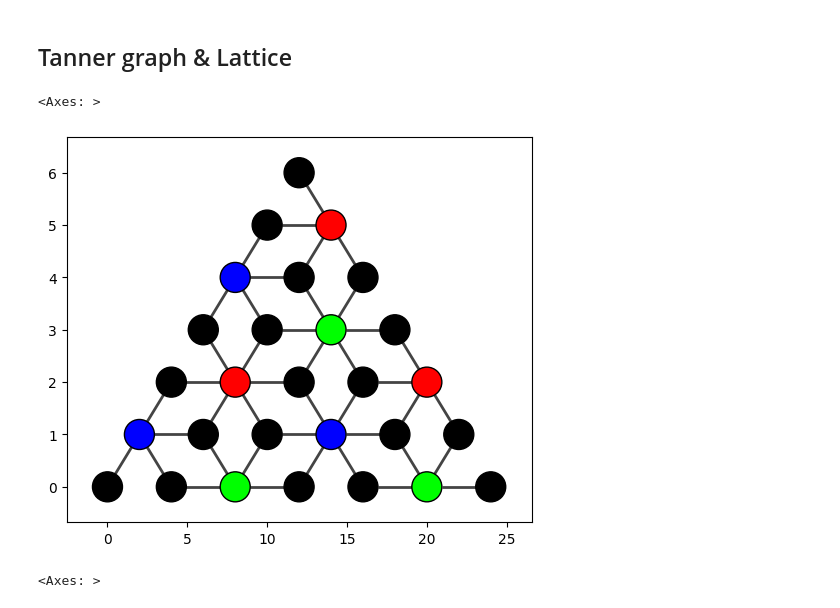
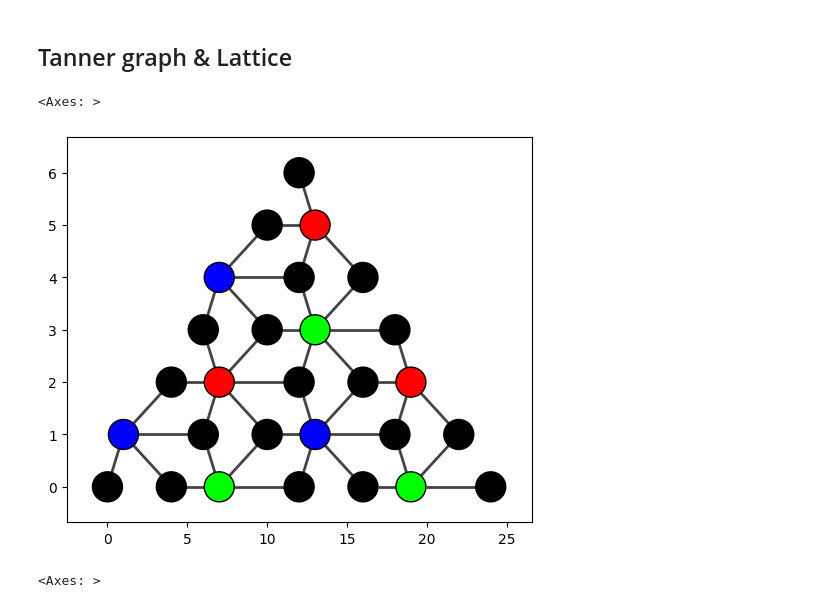
Before and after one commit to seokhyung-lee/color-code-stim, a Jupyter notebook: getting_started.ipynb, the cells around one changed output. Drawn from its saved outputs; the diff is of its cells as text; code cells hidden in the pictures.

```diff
--- a/getting_started.ipynb
+++ b/getting_started.ipynb
@@ -303,13 +353,15 @@ print(info["logical_gaps"][:20])
 ## Tanner graph & Lattice
 # %%
 # qubits: black, checks: red/green/blue
-# For simplicity, only one of the two checks of each face is visible.
 
 colorcode = ColorCode(d=5, rounds=1, circuit_type="tri", p_bitflip=1e-2)
-colorcode.draw_tanner_graph(show_axes=True)
+colorcode.draw_tanner_graph(
+    show_axes=True,
+    pauli="Z"  # set 'both' to show both X and Z checks
+)
 # %% [output]
 <Axes: >
-[figure, old version]
+[figure, new version]
 # %%
 colorcode.draw_lattice(show_axes=True)
 # %% [output]
```
Also changed, not shown: parts of 23 cells of this notebook.
